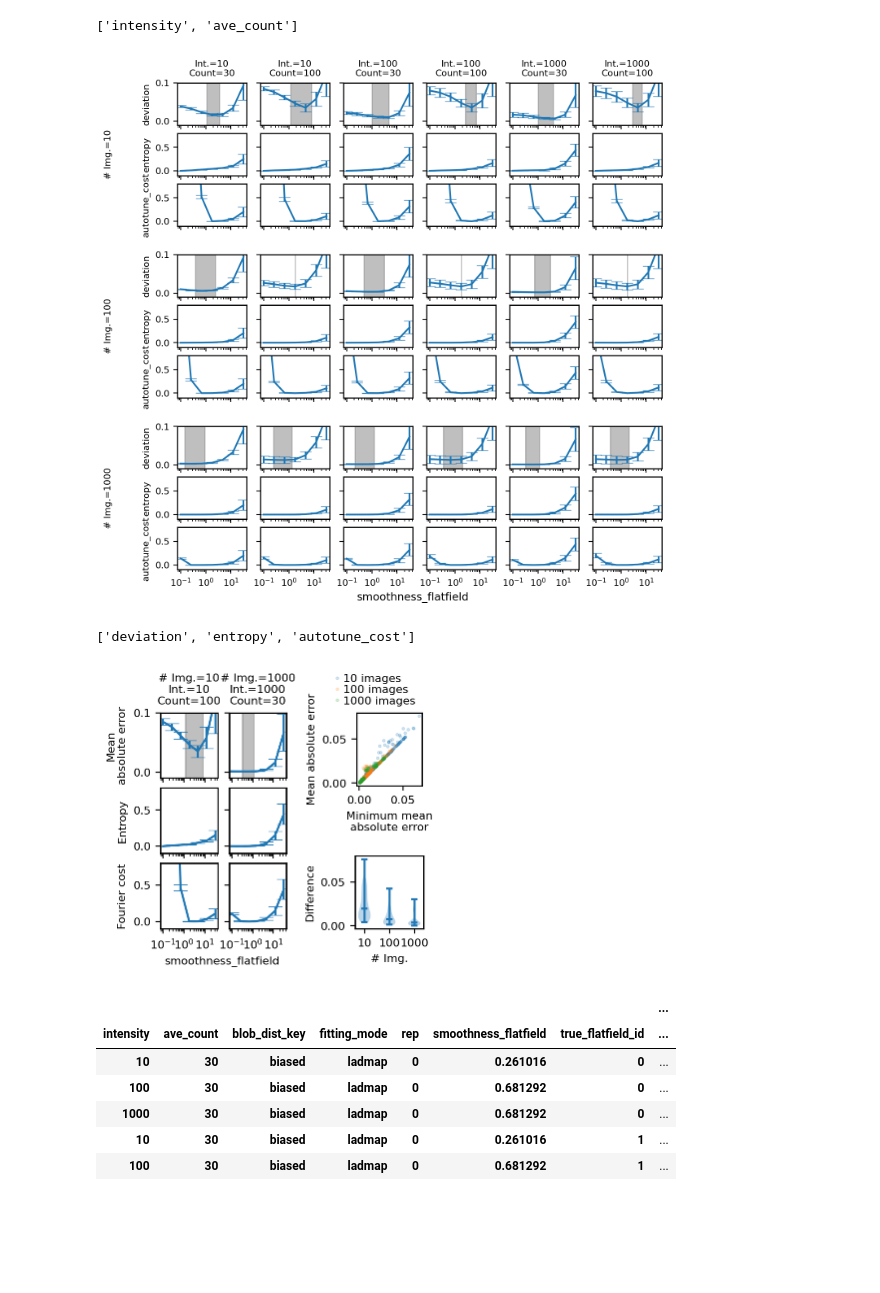
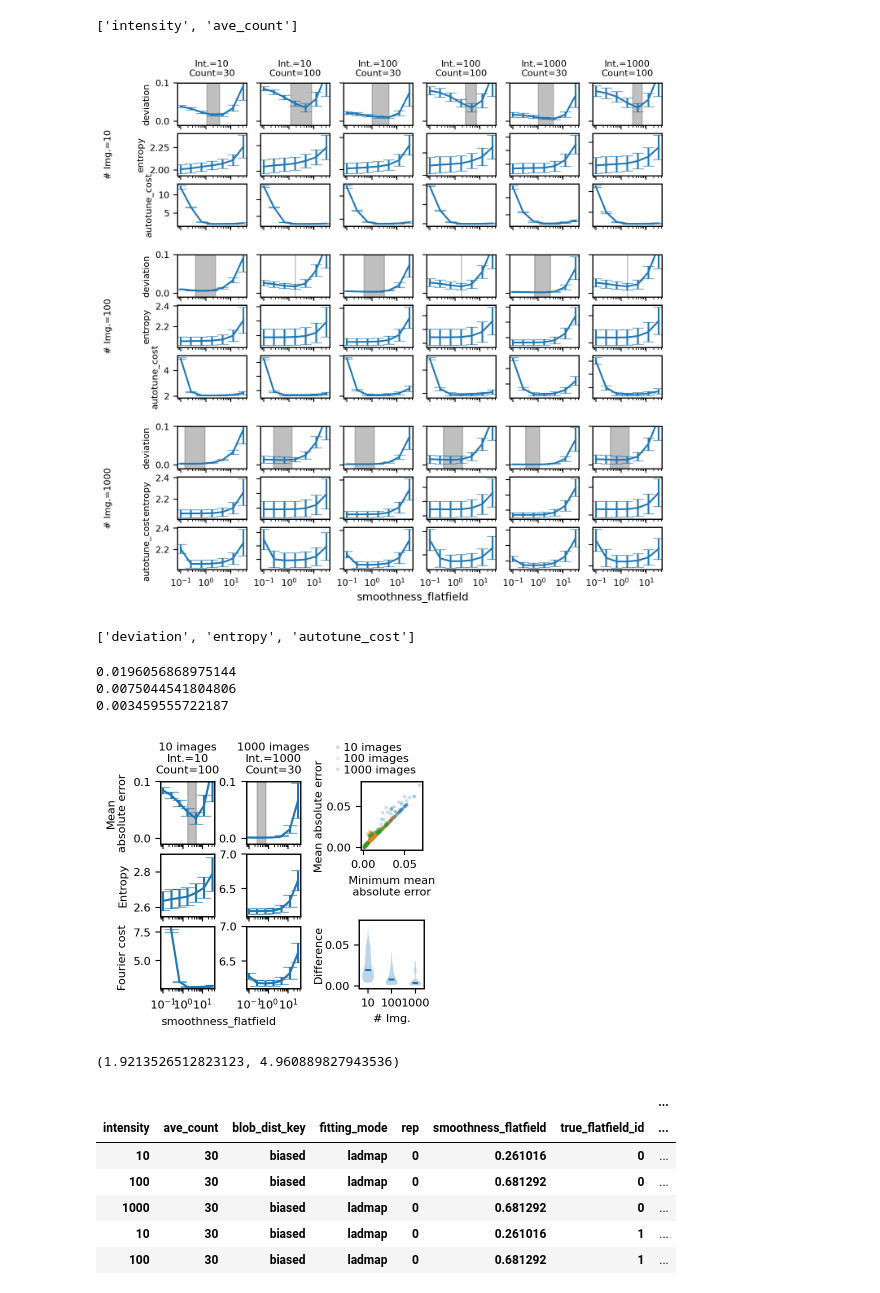
Before and after one commit to yfukai/BaSiCpy, a Jupyter notebook: misc_notebooks/analysis_for_publication/synthesized_data/002c_plot.ipynb, the cells around one changed output. Drawn from its saved outputs; the diff is of its cells as text; code cells hidden in the pictures; blank space fills up the shorter version.

```diff
--- a/misc_notebooks/analysis_for_publication/synthesized_data/002c_plot.ipynb
+++ b/misc_notebooks/analysis_for_publication/synthesized_data/002c_plot.ipynb
@@ -278,10 +250,10 @@ col_coords = list(
     product(*[estimated_parameters_xr.coords[c].to_numpy() for c in col_keys])
 )
 for jj, (row_coord, row_axes) in enumerate(zip(row_coords, axes)):
-    ds = estimated_parameters_xr2.sel(**dict(zip(row_keys, row_coord)))
+    ds = estimated_parameters_xr.sel(**dict(zip(row_keys, row_coord)))
     minmaxes = [(ds[k].min(), ds[k].max()) for k in val_keys]
     for kk, (col_coord, ax) in enumerate(zip(col_coords, row_axes)):
-        ds = estimated_parameters_xr2.sel(
+        ds = estimated_parameters_xr.sel(
             **dict(zip(row_keys, row_coord)), **dict(zip(col_keys, col_coord))
         )
         ds = ds.sortby(x_key)
@@ -293,8 +265,8 @@ for jj, (row_coord, row_axes) in enumerate(zip(row_coords, axes)):
         ax2 = divider.append_axes("top", size="100%", pad=0.1)
         ax1 = divider.append_axes("top", size="100%", pad=0.1)
         ax1.set_ylim([-0.01, 0.1])
-        ax2.set_ylim([-0.1, 0.8])
-        ax3.set_ylim([-0.1, 0.8])
+        #        ax2.set_ylim([-0.1, 0.8])
+        #        ax3.set_ylim([-0.1, 0.8])
         for k, minmax, _ax in zip(val_keys, minmaxes, [ax1, ax2, ax3]):
             ys = ds[k].mean(dim=mean_dims).to_numpy()
             yerrs = ds[k].std(dim=mean_dims).to_numpy()
@@ -355,7 +327,7 @@ fig.subplots_adjust(left=0.075, right=0.95, top=0.95, bottom=0.07)
 # fig.supylabel("Deviation")
 save_and_copy_fig(fig, "figS_synthesized_data_all")
 # %% [output]
-[figure, old version]
+[figure, new version]
 # %%
 param_sets2 = [
     # {"n_images":10, "intensity": 1000, "ave_count": 30,},
@@ -371,14 +343,17 @@ val_keys
 # %% [output]
 ['deviation', 'entropy', 'autotune_cost']
 # %%
+used_xr = estimated_parameters_xr
+
 fig, axes = plt.subplots(
     1,
-    4,
-    figsize=(figwidth, figwidth / 1.1),
-    width_ratios=(1, 1, 0.8, 1.2),
+    5,
+    figsize=(figwidth, figwidth / 1.15),
+    width_ratios=(1, 0.25, 1, 0.75, 1.2),
 )
-for jj, (ax, p) in enumerate(zip(axes, param_sets2)):
-    ds = estimated_parameters_xr2.sel(**p)
+axes[1].axis("off")
+for jj, (ax, p) in enumerate(zip(axes[[0, 2]], param_sets2)):
+    ds = used_xr.sel(**p)
     ds = ds.sortby(x_key)
     xs = ds.coords[x_key].to_numpy()
     mean_dims = set(ds.dims) - set([x_key])
@@ -388,8 +363,8 @@ for jj, (ax, p) in enumerate(zip(axes, param_sets2)):
     ax2 = divider.append_axes("top", size="100%", pad=0.1)
     ax1 = divider.append_axes("top", size="100%", pad=0.1)
     ax1.set_ylim([-0.01, 0.1])
-    ax2.set_ylim([-0.1, 0.8])
-    ax3.set_ylim([-0.1, 0.8])
+    ax2.set_ylim([[2.55, 2.9], [6.1, 7]][jj])
+    ax3.set_ylim([[2.55, 8], [6.1, 7]][jj])
     for k, _ax in zip(val_keys, [ax1, ax2, ax3]):
         ys = ds[k].mean(dim=mean_dims).to_numpy()
         yerrs = ds[k].std(dim=mean_dims).to_numpy()
@@ -397,14 +372,19 @@ for jj, (ax, p) in enumerate(zip(axes, param_sets2)):
         # _ax.set_ylim(minmax)
         _ax.set_xscale("log")
 
-    title = "\n".join([f"{name_map[k]}={v}" for k, v in p.items()])
+    title = "\n".join(
+        [
+            f"{name_map[k]}={v}" if k != "n_images" else f"{v} images"
+            for k, v in p.items()
+        ]
+    )
     ax1.set_title(title)
     ax1.set_xticklabels([])
     ax2.set_xticklabels([])
-    if jj != 0:
-        ax1.set_yticklabels([])
-        ax2.set_yticklabels([])
-        ax3.set_yticklabels([])
+    # if jj != 0:
+    # ax1.set_yticklabels([])
+    # ax2.set_yticklabels([])
+    # ax3.set_yticklabels([])
 
     sample_coords = list(product(*[ds.coords[c].to_numpy() for c in sample_keys]))
     xvals = []
@@ -417,10 +397,16 @@ for jj, (ax, p) in enumerate(zip(axes, param_sets2)):
         min_xval = _ds.coords[x_key][min_index].item()
         xvals.append(min_xval)
     xvals = np.array(xvals)
+    # print(xvals)
     m = np.mean(np.log(xvals))
     s = np.std(np.log(xvals))
     ax1.fill_betweenx(
-        [-0.01, 0.1], np.exp(m - 2 * s), np.exp(m + 2 * s), color="gray", alpha=0.5
+        [-0.01, 0.1],
+        np.min(xvals),
+        np.max(xvals),
+        # np.exp(m - s), np.exp(m + s),
+        color="gray",
+        alpha=0.5,
     )
     if jj == 0:
         ax1.set_ylabel("Mean\nabsolute error")
@@ -436,35 +422,42 @@ ax_scatter = divider.append_axes("top", size="100%", pad=0.7)
 
 deviations = []
 min_deviations = []
 vals = [10, 100, 1000]
 for val in vals:
-    ds = estimated_parameters_xr2.sel(n_images=val)
+    ds = used_xr.sel(n_images=val)
     min_keys = list(set(ds.dims) - set(["smoothness_flatfield"]))
     df = ds.to_dataframe()
     grps = df.groupby(level=min_keys)
     idxs = grps["autotune_cost"].idxmin()
     min_deviation = grps["deviation"].min()
     df = df.loc[idxs]
     index = set(df.index.names) & set(min_deviation.index.names)
     df2 = pd.merge(df, min_deviation, on=list(index), suffixes=("", "_min"))
     #    df2["deviation_diff"] = df2["deviation"] - df2["deviation_min"]
     deviations.append(df2["deviation"].to_numpy())
     min_deviations.append(df2["deviation_min"].to_numpy())
 # ax_hist.set_ylabel("")
 for d, md, n_images in zip(min_deviations, deviations, vals):
     ax_scatter.plot(d, md, ".", alpha=0.2, label=f"{n_images} images")
 ax_scatter.legend(loc="lower right", bbox_to_anchor=(1.0, 1.0), labelspacing=0.1)
 
 ax_scatter.set_aspect("equal")
 ax_scatter.set_xlabel("Minimum mean\nabsolute error")
 ax_scatter.set_ylabel("Mean absolute error", x=0.5)
-
-ax2.violinplot(deviations, showmedians=True)
+ax_scatter.yaxis.set_label_coords(-0.6, 0.5)
+ax2.violinplot(deviations, showmedians=True, showextrema=False)
 ax2.set_xticklabels(vals)
 ax2.set_xticks([1, 2, 3])
 ax2.set_xlabel("# Img.")
 ax2.set_ylabel("Difference", x=0.5)
+ax2.yaxis.set_label_coords(-0.55, 0.5)
 fig.subplots_adjust(left=0.175, right=0.95, top=0.85, bottom=0.15)
-save_and_copy_fig(fig, "fig3b_synthesized_data_results")
+save_and_copy_fig(fig, "fig2e_synthesized_data_results")
+
+for d in deviations:
+    print(np.median(d))
 # %% [output]
+0.0196056868975144
+0.0075044541804806
+0.003459555722187
-[figure, old version]
+[figure, new version]
@@ -471,3 +474,9 @@ save_and_copy_fig(fig, "fig3b_synthesized_data_results")
+# %%
+m = np.mean(np.log(xvals))
+s = np.std(np.log(xvals))
+np.exp(m - s), np.exp(m + s)
+# %% [output]
+(1.9213526512823123, 4.960889827943536)
 # %%
 min_deviation.reset_index().set_index(df.index)
 # %% [output]
```
Also changed, not shown: parts of 5 cells of this notebook, 13 other files.
